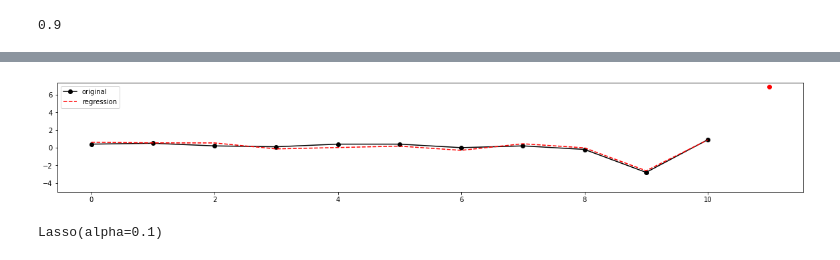
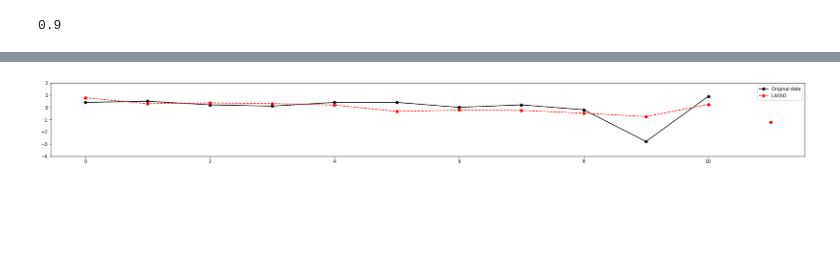
Before and after one commit to JoeJoe1313/Impact-of-Covid-19-on-the-Employment-Growth-in-the-EU, a Jupyter notebook: AEEM.ipynb, the cells around one changed output, grey strips where cells are left out. Drawn from its saved outputs; the diff is of its cells as text; code cells hidden in the pictures; blank space fills up the shorter version.

```diff
--- a/AEEM.ipynb
+++ b/AEEM.ipynb
@@ -88,3 +66,11 @@ for i in range(1, 5):
+# %%
+df = df.reset_index(drop=False)
+index = df['index'].str[-1].astype(int)
+for i in range(1, 5):
+    df[f'is_q{i}'] = (index == i).astype(int)
+for i in range(1, 5):
+    df[f'shift_{i}'] = df['Percentage change on previous period'].shift(i)
+df = df.iloc[4:].reset_index(drop=True).reset_index(drop=False).drop(columns=['index']).rename(columns={'level_0': 'index'})
 # %%
 df
 # %% [output]
@@ -128,3 +88,0 @@ df
-# %%
-df = df.iloc[4:].reset_index(drop=True).reset_index(drop=False)
-df
@@ -144,3 +88,0 @@ df
-# %%
-df = df.drop(columns=['index'])
-df
@@ -160,3 +88,0 @@ df
-# %%
-df = df.rename(columns={'level_0': 'index'})
-df
@@ -208,18 +104,10 @@ regressor.predict([[11, 0, 0, 0, 1, 0.9, -2.8, -0.2, 0.2]])[0]
 # %%
 functions.multiple_plots(
     df['Percentage change on previous period'],
-    fits=[list(perc_pred)],
-    forecasts=[pd.DataFrame(index=[11], data=[6.890215612555735])],
+    fits=[list(pred)],
+    forecasts=[pd.DataFrame(index=[11], data=[-1.1940724068276571])],
     colours=['red'],
-    labels=['regression']
+    labels=['LASSO']
 )
 # %% [output]
-[figure, old version]
+[figure, new version]
-# %%
-regressor = Lasso(alpha=0.1)
-regressor.fit(
-    df.drop(columns=['Percentage change on previous period']),
-    df['Percentage change on previous period']
-)
-# %% [output]
-Lasso(alpha=0.1)
```
Also changed, not shown: parts of 25 cells of this notebook.
